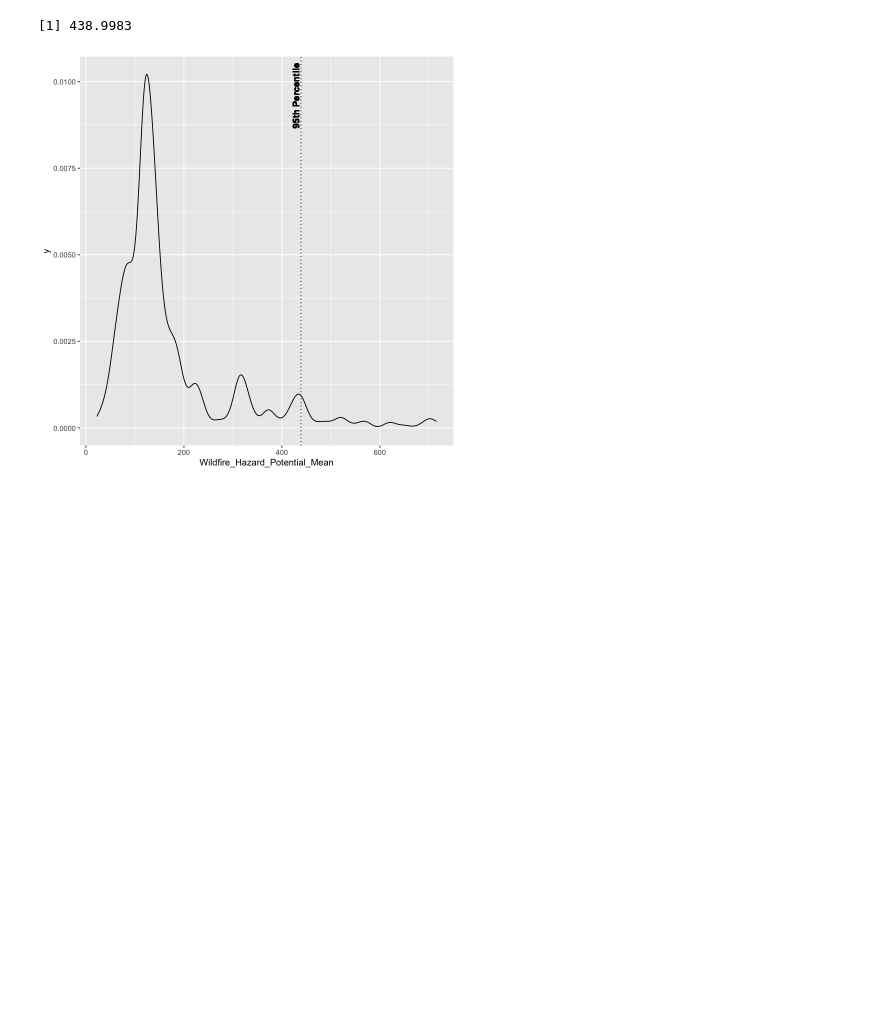
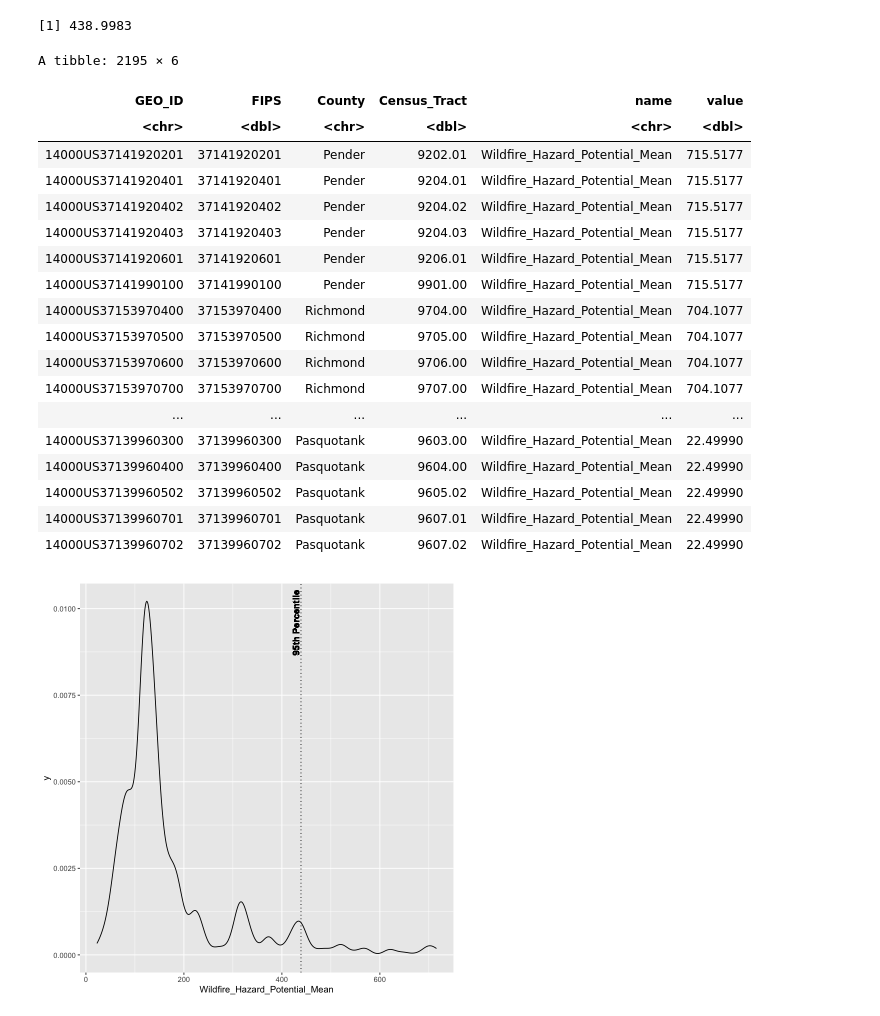
Before and after one commit to UNC-CEMALB/ENVIROSCAN, a Jupyter notebook: 7. Manuscript Statistics/Manuscript Statistics.ipynb, the cells around one changed output. Saved outputs shown, nothing was run; the diff lists cells and outputs as text; code cells hidden in the pictures; blank space fills up the shorter version.

```diff
--- a/7. Manuscript Statistics/Manuscript Statistics.ipynb
+++ b/7. Manuscript Statistics/Manuscript Statistics.ipynb
@@ -74,6 +70,29 @@ high_risk_WHP = quantile(whp_df$Wildfire_Hazard_Potential_Mean, 0.95)[[1]]
 high_risk_WHP
 # %% [output]
 [1] 438.9983
+# %%
+whp_df[,c(1:4,6)] %>%
+    pivot_longer(cols = 5)
+# %% [output]
+A tibble: 2195 × 6
+| GEO_ID | FIPS | County | Census_Tract | name | value |
+| <chr> | <dbl> | <chr> | <dbl> | <chr> | <dbl> |
+| 14000US37141920201 | 37141920201 | Pender | 9202.01 | Wildfire_Hazard_Potential_Mean | 715.5177 |
+| 14000US37141920401 | 37141920401 | Pender | 9204.01 | Wildfire_Hazard_Potential_Mean | 715.5177 |
+| 14000US37141920402 | 37141920402 | Pender | 9204.02 | Wildfire_Hazard_Potential_Mean | 715.5177 |
+| 14000US37141920403 | 37141920403 | Pender | 9204.03 | Wildfire_Hazard_Potential_Mean | 715.5177 |
+| 14000US37141920601 | 37141920601 | Pender | 9206.01 | Wildfire_Hazard_Potential_Mean | 715.5177 |
+| 14000US37141990100 | 37141990100 | Pender | 9901.00 | Wildfire_Hazard_Potential_Mean | 715.5177 |
+| 14000US37153970400 | 37153970400 | Richmond | 9704.00 | Wildfire_Hazard_Potential_Mean | 704.1077 |
+| 14000US37153970500 | 37153970500 | Richmond | 9705.00 | Wildfire_Hazard_Potential_Mean | 704.1077 |
+| 14000US37153970600 | 37153970600 | Richmond | 9706.00 | Wildfire_Hazard_Potential_Mean | 704.1077 |
+| 14000US37153970700 | 37153970700 | Richmond | 9707.00 | Wildfire_Hazard_Potential_Mean | 704.1077 |
+| ... | ... | ... | ... | ... | ... |
+| 14000US37139960300 | 37139960300 | Pasquotank | 9603.00 | Wildfire_Hazard_Potential_Mean | 22.49990 |
+| 14000US37139960400 | 37139960400 | Pasquotank | 9604.00 | Wildfire_Hazard_Potential_Mean | 22.49990 |
+| 14000US37139960502 | 37139960502 | Pasquotank | 9605.02 | Wildfire_Hazard_Potential_Mean | 22.49990 |
+| 14000US37139960701 | 37139960701 | Pasquotank | 9607.01 | Wildfire_Hazard_Potential_Mean | 22.49990 |
+| 14000US37139960702 | 37139960702 | Pasquotank | 9607.02 | Wildfire_Hazard_Potential_Mean | 22.49990 |
 # %%
 ggplot(whp_df) +
   geom_density(aes(Wildfire_Hazard_Potential_Mean)) +
```
Also changed, not shown: parts of 9 cells of this notebook.
